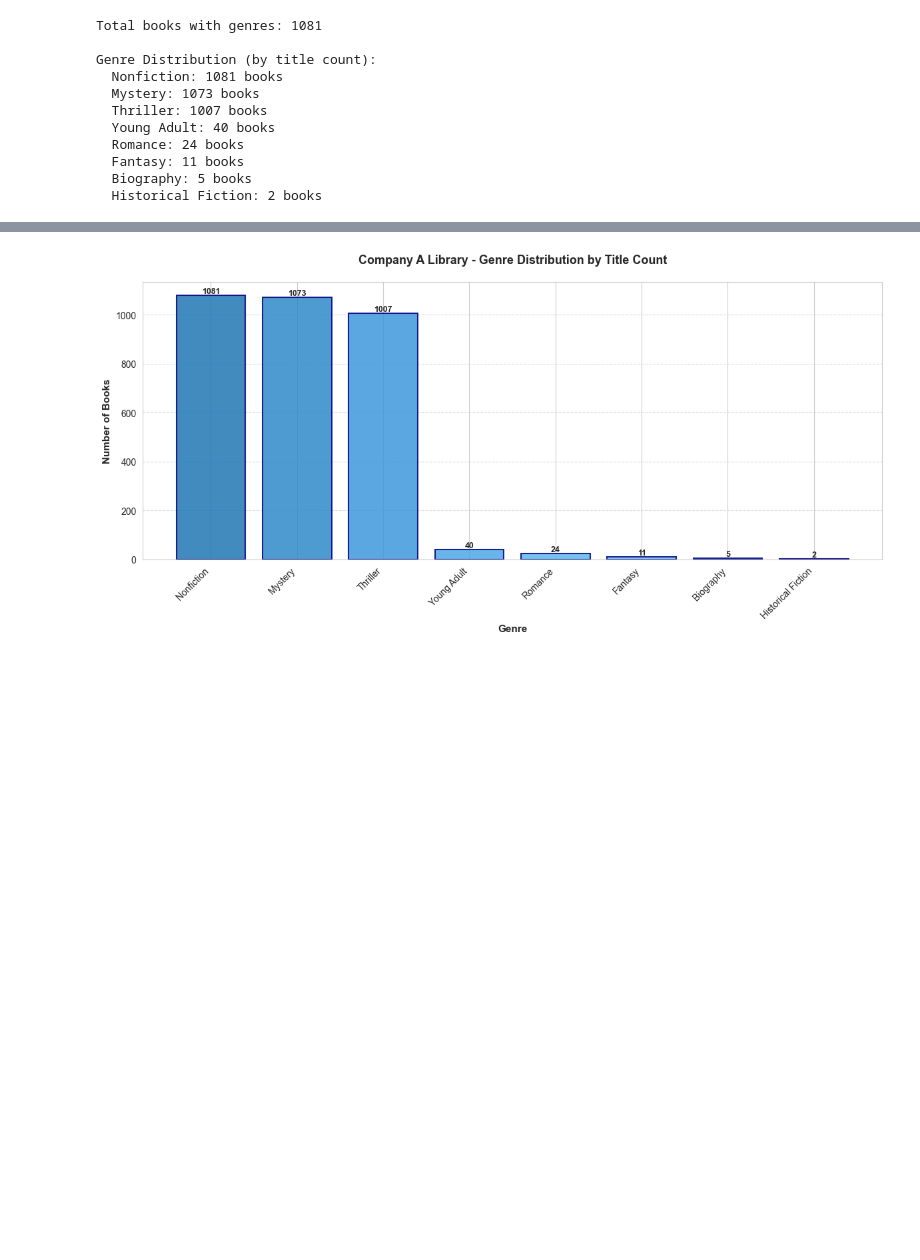
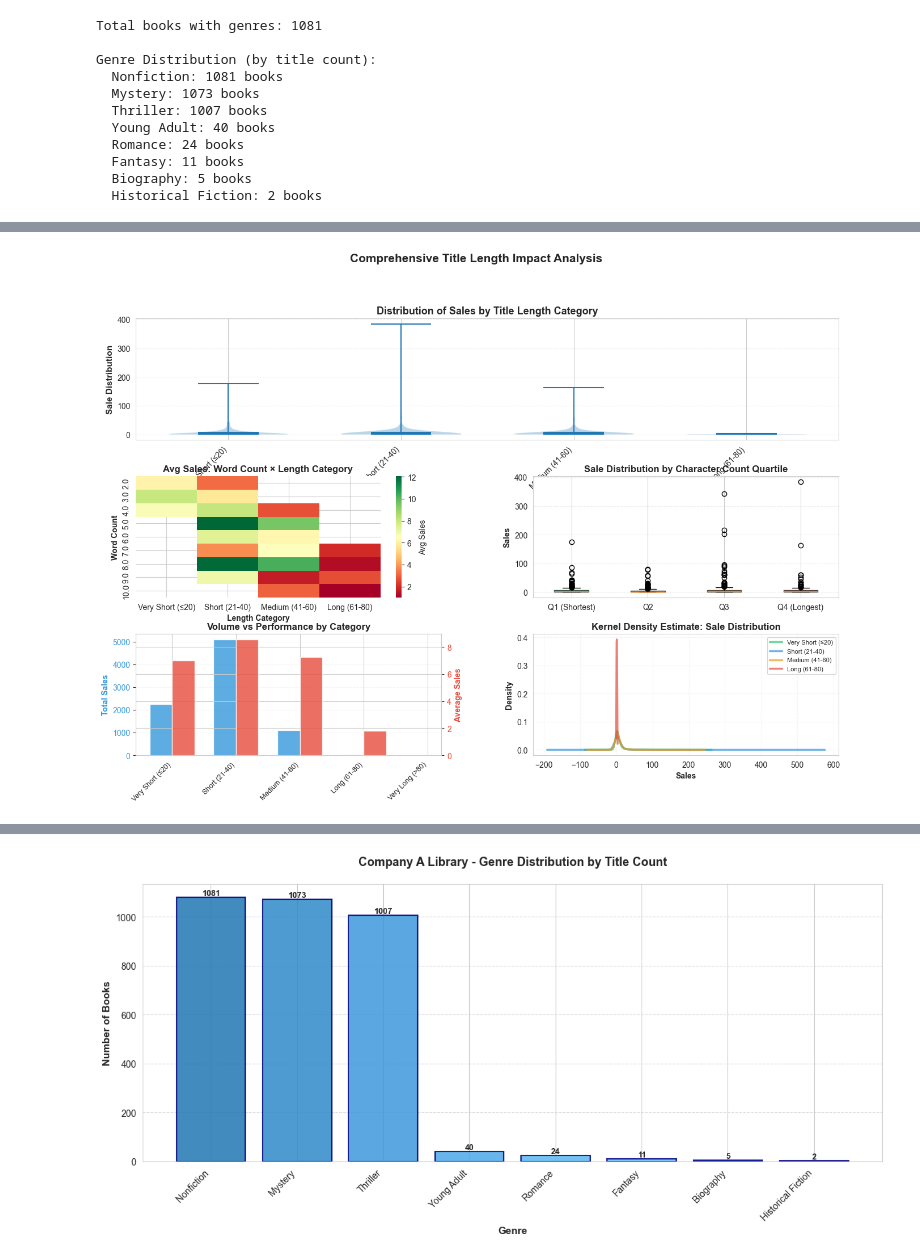
Before and after one commit to manoukyanmari/book-recommendation-system, a Jupyter notebook: book-genre-ai/company_a/company_a_visualization.ipynb, the cells around one changed output, grey strips where cells are left out. Cells and saved outputs as stored; diff of their text form; code cells hidden in the pictures; blank space fills up the shorter version.

```diff
--- a/book-genre-ai/company_a/company_a_visualization.ipynb
+++ b/book-genre-ai/company_a/company_a_visualization.ipynb
@@ -89,0 +166,97 @@ Genre Distribution (by title count):
+# %%
+# Visualization: Title length impact - comprehensive analysis
+fig = plt.figure(figsize=(16, 10))
+gs = fig.add_gridspec(3, 2, hspace=0.3, wspace=0.3)
+
+# 1. Violin plot: Distribution by category
+ax1 = fig.add_subplot(gs[0, :])
+categories_order = ['Very Short (≤20)', 'Short (21-40)', 'Medium (41-60)', 'Long (61-80)', 'Very Long (>80)']
+# Filter categories to only those with multiple data points for violinplot
+data_for_violin = []
+valid_categories = []
+valid_colors = []
+colors_length = ['#2ECC71', '#3498DB', '#F39C12', '#E74C3C', '#C0392B']
+
+for idx, cat in enumerate(categories_order):
+    data = df[df['length_category'] == cat]['Number'].values
+    if len(data) > 1:  # violinplot requires at least 2 data points
+        data_for_violin.append(data)
+        valid_categories.append(cat)
+        valid_colors.append(colors_length[idx])
+
+if len(data_for_violin) > 0:
+    parts = ax1.violinplot(data_for_violin, positions=range(len(data_for_violin)), widths=0.7,
+                            showmeans=True, showmedians=True)
+    ax1.set_xticks(range(len(valid_categories)))
+    ax1.set_xticklabels(valid_categories, rotation=45, ha='right')
+else:
+    ax1.text(0.5, 0.5, 'Insufficient data for violin plot', ha='center', va='center',
+            transform=ax1.transAxes, fontsize=12, style='italic')
+
+ax1.set_ylabel('Sale Distribution', fontsize=11, fontweight='bold')
+ax1.set_title('Distribution of Sales by Title Length Category', fontsize=13, fontweight='bold')
+ax1.grid(axis='y', linestyle='--', alpha=0.3)
+
+# 2. Heatmap: Word count vs Character count colored by avg sales
+ax2 = fig.add_subplot(gs[1, 0])
+pivot_data = df.pivot_table(values='Number', index='title_word_count', columns='length_category', aggfunc='mean')
+# Only select columns that exist in pivot_data
+available_cats = [cat for cat in categories_order if cat in pivot_data.columns]
+if len(available_cats) > 0:
+    sns.heatmap(pivot_data[available_cats], annot=False, cmap='RdYlGn', ax=ax2, cbar_kws={'label': 'Avg Sales'})
+else:
+    ax2.text(0.5, 0.5, 'Insufficient data for heatmap', ha='center', va='center',
+            transform=ax2.transAxes, fontsize=12, style='italic')
+ax2.set_title('Avg Sales: Word Count × Length Category', fontsize=12, fontweight='bold')
+ax2.set_xlabel('Length Category', fontsize=10, fontweight='bold')
+ax2.set_ylabel('Word Count', fontsize=10, fontweight='bold')
+
+# 3. Box plot: Character count quartiles
+ax3 = fig.add_subplot(gs[1, 1])
+df['char_quartile'] = pd.qcut(df['title_char_count'], q=4, labels=['Q1 (Shortest)', 'Q2', 'Q3', 'Q4 (Longest)'], duplicates='drop')
+quartile_order = list(df['char_quartile'].cat.categories)
+data_for_box = [df[df['char_quartile'] == q]['Number'].values for q in quartile_order]
+bp = ax3.boxplot(data_for_box, labels=quartile_order, patch_artist=True)
+for patch, color in zip(bp['boxes'], ['#2ECC71', '#3498DB', '#F39C12', '#E74C3C'][:len(quartile_order)]):
+    patch.set_facecolor(color)
+    patch.set_alpha(0.7)
+ax3.set_ylabel('Sales', fontsize=10, fontweight='bold')
+ax3.set_title('Sale Distribution by Character Count Quartile', fontsize=12, fontweight='bold')
+ax3.grid(axis='y', linestyle='--', alpha=0.3)
+
+# 4. Stacked bar: Total vs average sales
+ax4 = fig.add_subplot(gs[2, 0])
+cat_summary = df.groupby('length_category')['Number'].agg(['sum', 'mean', 'count']).reindex(categories_order)
+x = range(len(cat_summary))
+width = 0.35
+ax4_twin = ax4.twinx()
+bars1 = ax4.bar([i - width/2 for i in x], cat_summary['sum'], width, label='Total Sales', color='#3498DB', alpha=0.8)
+bars2 = ax4_twin.bar([i + width/2 for i in x], cat_summary['mean'], width, label='Avg per Title', color='#E74C3C', alpha=0.8)
+ax4.set_xticks(x)
+ax4.set_xticklabels(cat_summary.index, rotation=45, ha='right', fontsize=9)
+ax4.set_ylabel('Total Sales', fontsize=10, fontweight='bold', color='#3498DB')
+ax4_twin.set_ylabel('Average Sales', fontsize=10, fontweight='bold', color='#E74C3C')
+ax4.set_title('Volume vs Performance by Category', fontsize=12, fontweight='bold')
+ax4.tick_params(axis='y', labelcolor='#3498DB')
+ax4_twin.tick_params(axis='y', labelcolor='#E74C3C')
+ax4.grid(axis='y', linestyle='--', alpha=0.2)
+
+# 5. KDE density plot
+ax5 = fig.add_subplot(gs[2, 1])
+colors_length = ['#2ECC71', '#3498DB', '#F39C12', '#E74C3C', '#C0392B']
+for category, color in zip(categories_order, colors_length):
+    data = df[df['length_category'] == category]['Number']
+    if len(data) > 1:
+        data.plot.density(ax=ax5, label=category, color=color, linewidth=2.5, alpha=0.7)
+ax5.set_xlabel('Sales', fontsize=10, fontweight='bold')
+ax5.set_ylabel('Density', fontsize=10, fontweight='bold')
+ax5.set_title('Kernel Density Estimate: Sale Distribution', fontsize=12, fontweight='bold')
+ax5.legend(fontsize=8, loc='best')
+ax5.grid(axis='both', linestyle='--', alpha=0.2)
+
+plt.suptitle('Comprehensive Title Length Impact Analysis', fontsize=15, fontweight='bold', y=0.995)
+plt.savefig('graphs/company_a_title_length_analysis.png', dpi=300, bbox_inches='tight')
+plt.show()
+print("✅ Saved: company_a_title_length_analysis.png")
+# %% [output]
+[figure, added]
```
Also changed, not shown: parts of 46 cells of this notebook, 26 other files.
